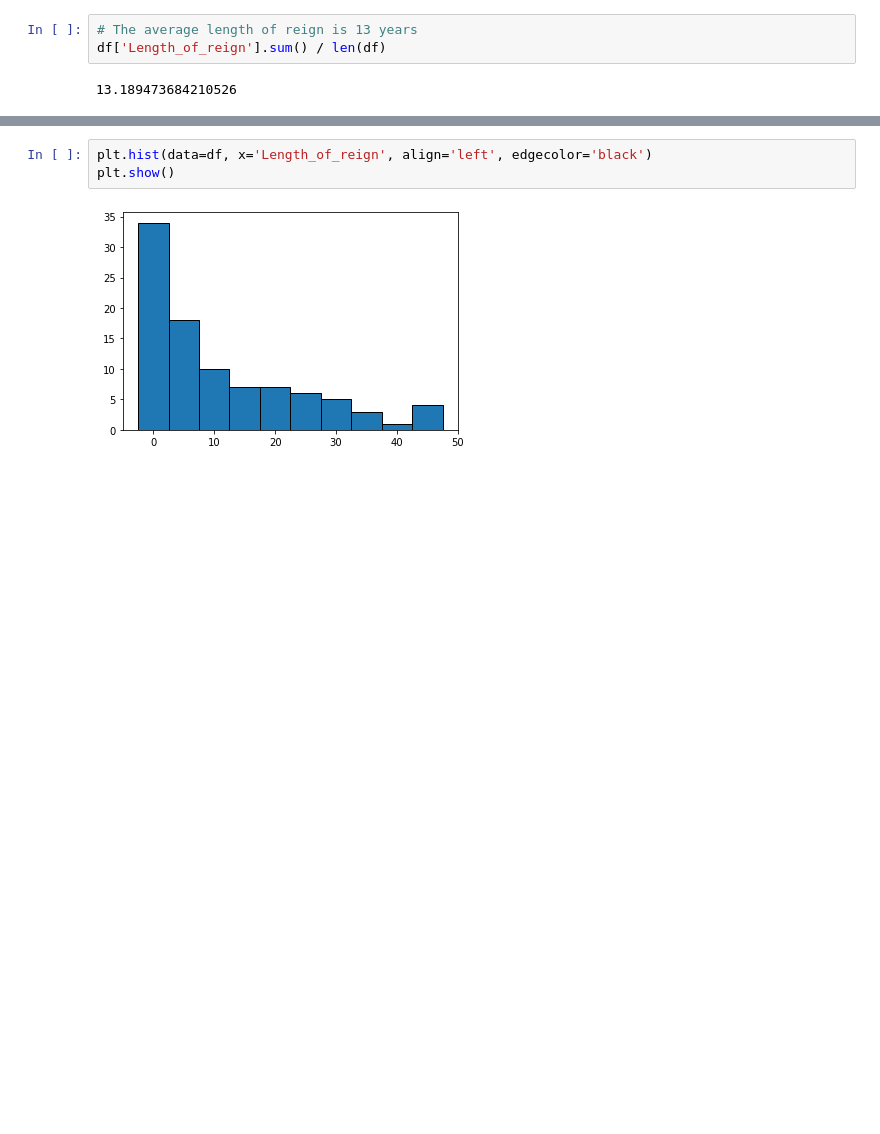
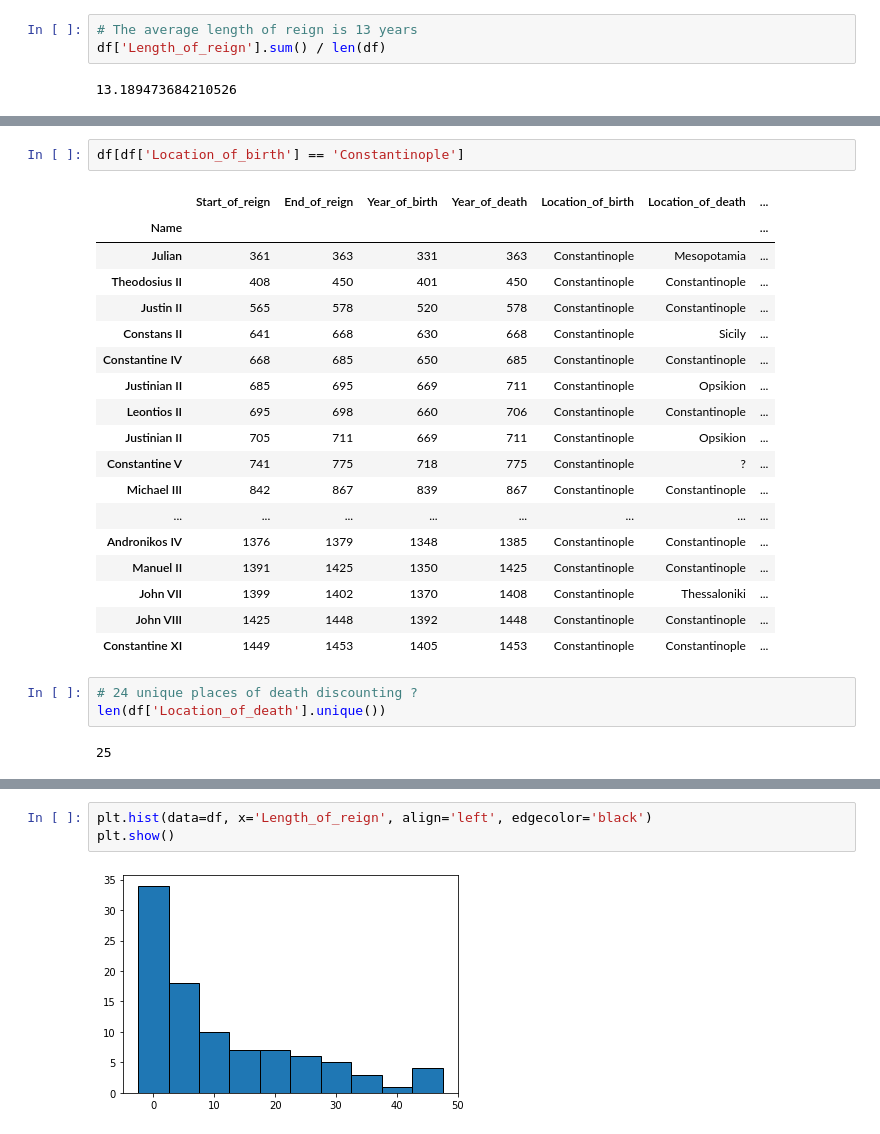
Before and after one commit to BurtonBarnes/byzantine, a Jupyter notebook: exploration.ipynb, the cells around one changed output, grey strips where cells are left out. Drawn from its saved outputs; the diff is of its cells as text; blank space fills up the shorter version.

```diff
--- a/exploration.ipynb
+++ b/exploration.ipynb
@@ -82,0 +111,26 @@ df['Length_of_reign'].sum() / len(df)
+# %%
+df[df['Location_of_birth'] == 'Constantinople']
+# %% [output]
+|  | Start_of_reign | End_of_reign | Year_of_birth | Year_of_death | Location_of_birth | Location_of_death | ... |
+| Name |  |  |  |  |  |  | ... |
+| Julian | 361 | 363 | 331 | 363 | Constantinople | Mesopotamia | ... |
+| Theodosius II | 408 | 450 | 401 | 450 | Constantinople | Constantinople | ... |
+| Justin II | 565 | 578 | 520 | 578 | Constantinople | Constantinople | ... |
+| Constans II | 641 | 668 | 630 | 668 | Constantinople | Sicily | ... |
+| Constantine IV | 668 | 685 | 650 | 685 | Constantinople | Constantinople | ... |
+| Justinian II | 685 | 695 | 669 | 711 | Constantinople | Opsikion | ... |
+| Leontios II | 695 | 698 | 660 | 706 | Constantinople | Constantinople | ... |
+| Justinian II | 705 | 711 | 669 | 711 | Constantinople | Opsikion | ... |
+| Constantine V | 741 | 775 | 718 | 775 | Constantinople | ? | ... |
+| Michael III | 842 | 867 | 839 | 867 | Constantinople | Constantinople | ... |
+| ... | ... | ... | ... | ... | ... | ... | ... |
+| Andronikos IV | 1376 | 1379 | 1348 | 1385 | Constantinople | Constantinople | ... |
+| Manuel II | 1391 | 1425 | 1350 | 1425 | Constantinople | Constantinople | ... |
+| John VII | 1399 | 1402 | 1370 | 1408 | Constantinople | Thessaloniki | ... |
+| John VIII | 1425 | 1448 | 1392 | 1448 | Constantinople | Constantinople | ... |
+| Constantine XI | 1449 | 1453 | 1405 | 1453 | Constantinople | Constantinople | ... |
+# %%
+# 24 unique places of death discounting ?
+len(df['Location_of_death'].unique())
+# %% [output]
+25
```
Also changed, not shown: parts of 9 cells of this notebook.
